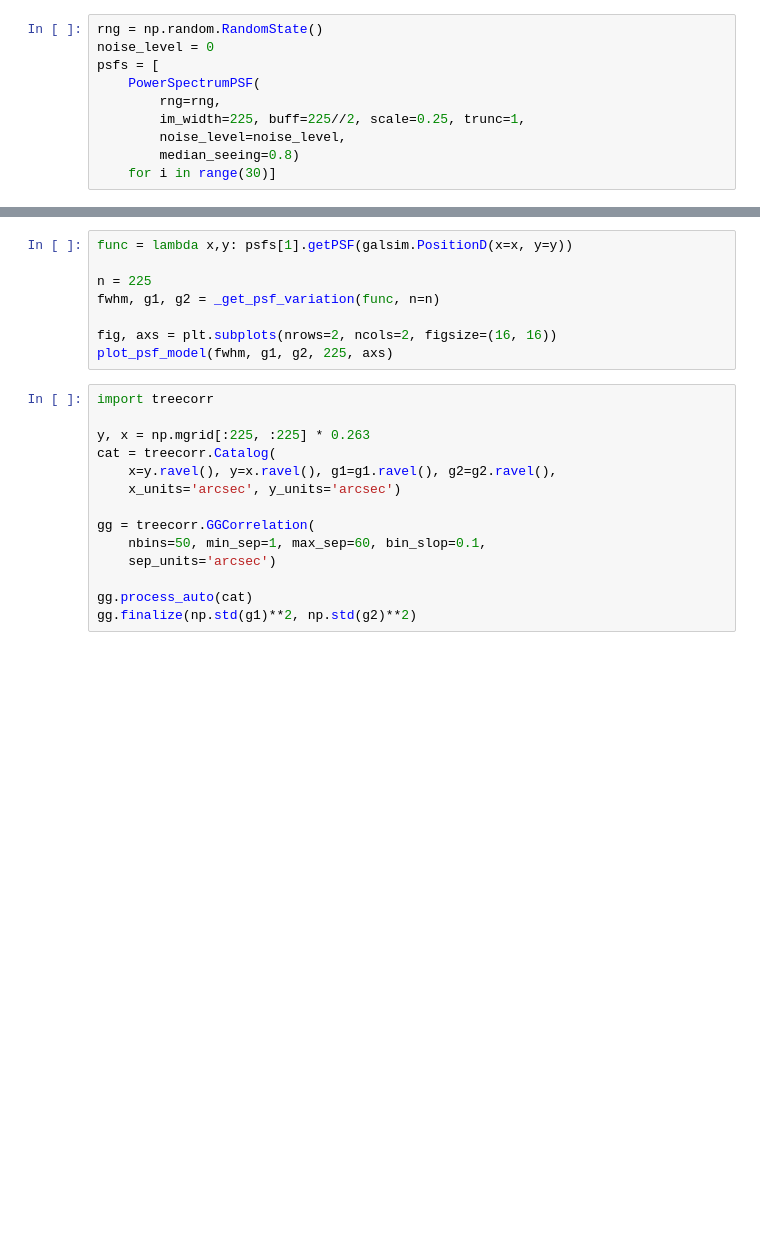
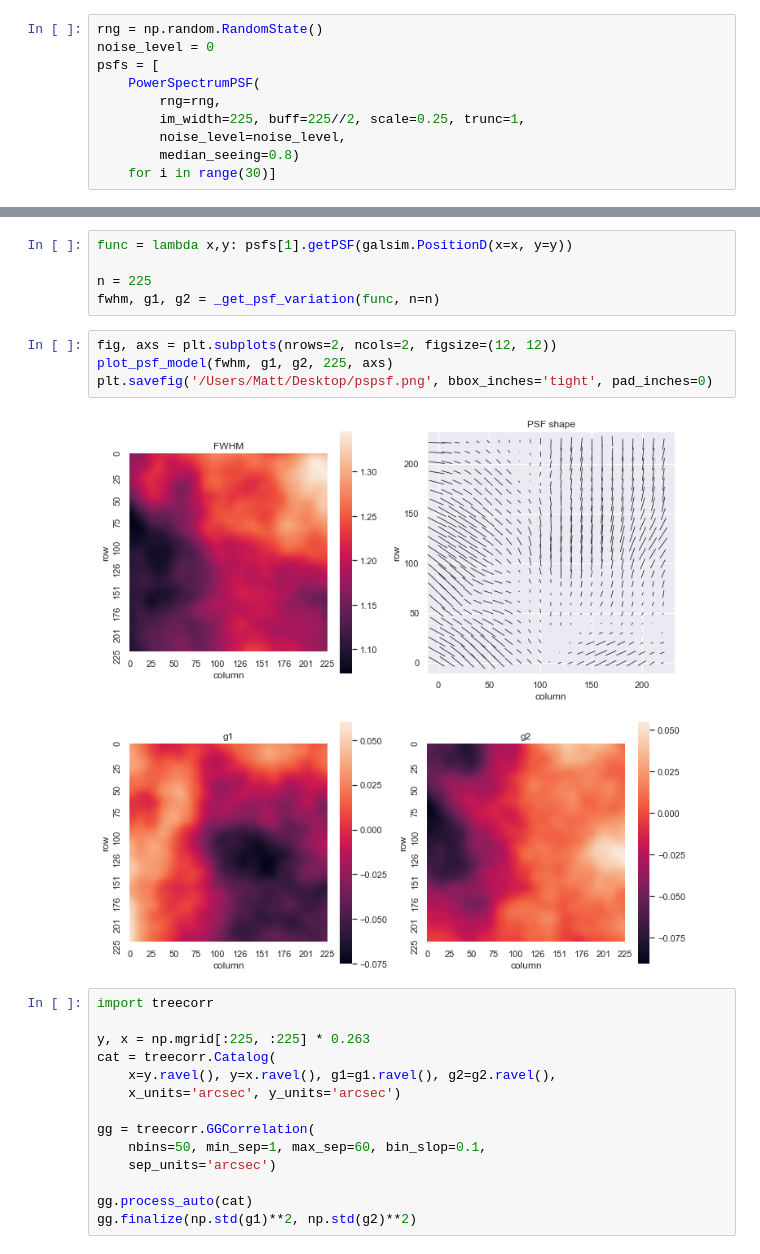
Before and after one commit to beckermr/metadetect-sims, a Jupyter notebook: plots_and_notebooks/plot_ps_psf.ipynb, the cells around one changed output, grey strips where cells are left out. Saved outputs shown, nothing was run; the diff lists cells and outputs as text; blank space fills up the shorter version.

Commit message:
better plots

```diff
--- a/plots_and_notebooks/plot_ps_psf.ipynb
+++ b/plots_and_notebooks/plot_ps_psf.ipynb
@@ -81,9 +81,12 @@ func = lambda x,y: psfs[1].getPSF(galsim.PositionD(x=x, y=y))
 
 n = 225
 fwhm, g1, g2 = _get_psf_variation(func, n=n)
-
-fig, axs = plt.subplots(nrows=2, ncols=2, figsize=(16, 16))
-plot_psf_model(fwhm, g1, g2, 225, axs)
+# %%
+fig, axs = plt.subplots(nrows=2, ncols=2, figsize=(12, 12))
+plot_psf_model(fwhm, g1, g2, 225, axs)
+plt.savefig('/Users/Matt/Desktop/pspsf.png', bbox_inches='tight', pad_inches=0)
+# %% [output]
+[figure, added]
 # %%
 import treecorr
 
```
Also changed, not shown: parts of 2 cells of this notebook, 1 other file.
